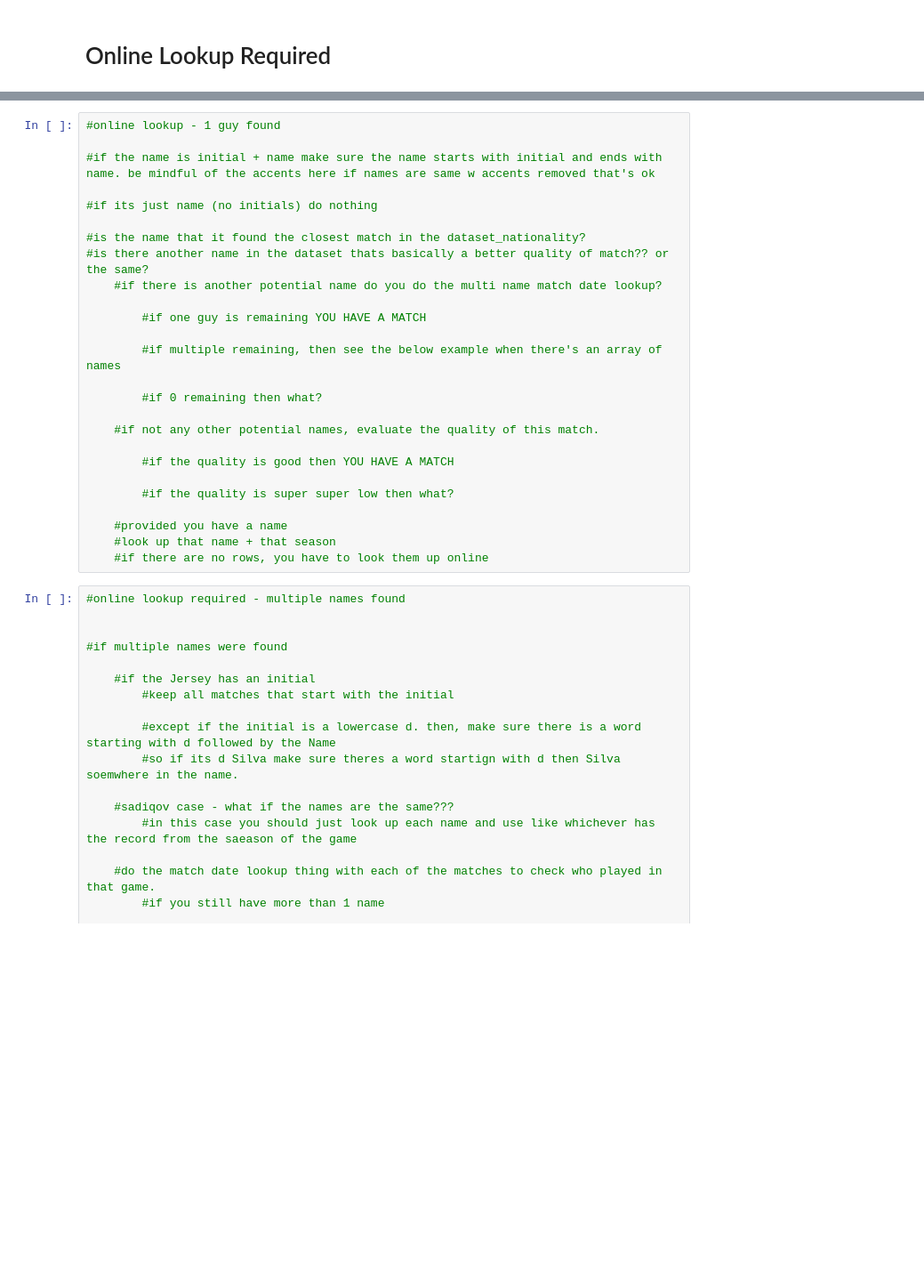
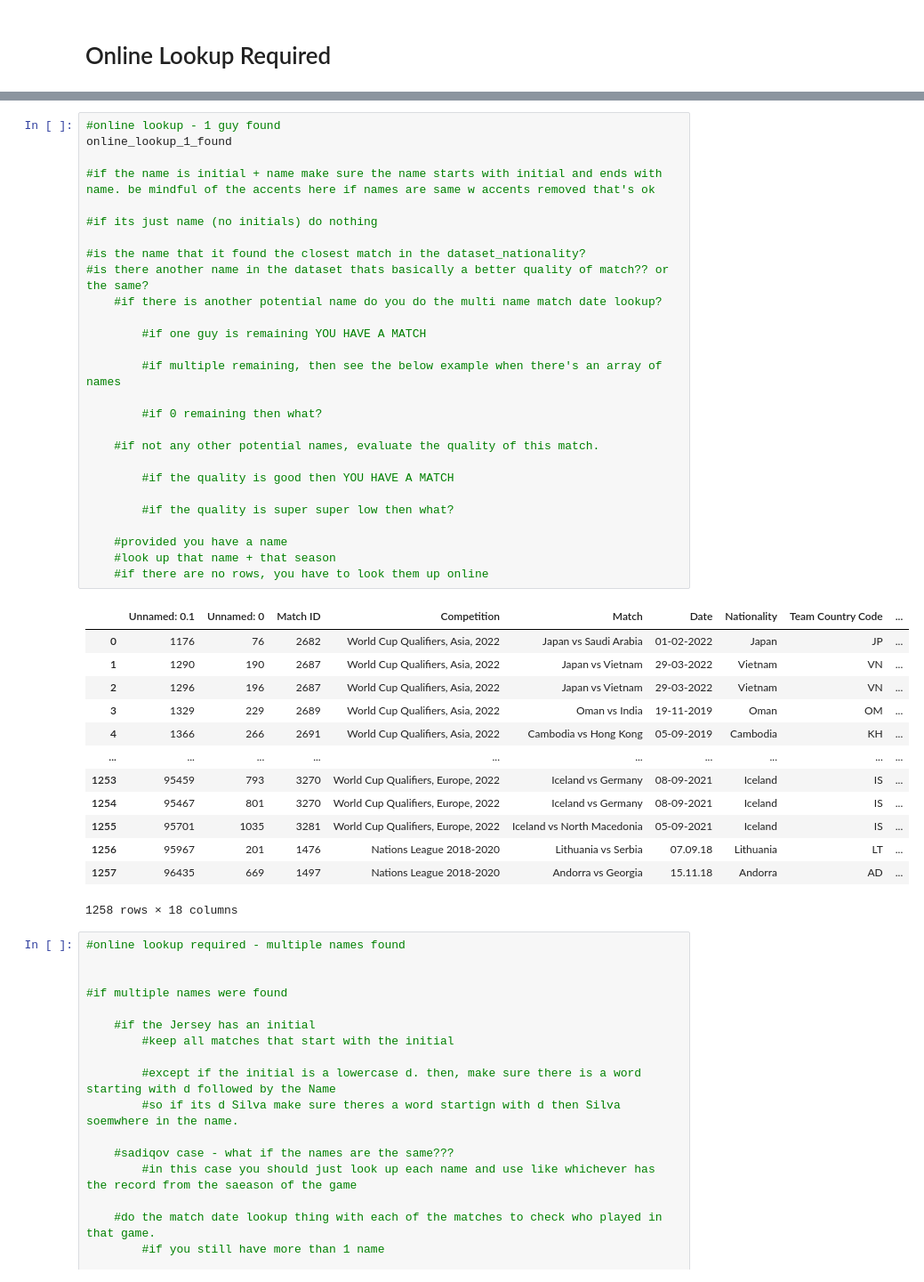
Before and after one commit to finnlsmith/footy_project_market_value_rankings, a Jupyter notebook: create_dataset_1/assemble_dataset_1_lookup_cases.ipynb, the cells around one changed output, grey strips where cells are left out. Shown at 89% size. Saved outputs shown, nothing was run; the diff lists cells and outputs as text; blank space fills up the shorter version.

```diff
--- a/create_dataset_1/assemble_dataset_1_lookup_cases.ipynb
+++ b/create_dataset_1/assemble_dataset_1_lookup_cases.ipynb
@@ -67,29 +409,44 @@ online_lookup_multi_found = load_csv_dataset('Online lookup required - multiple
 # %%
 #online lookup - 1 guy found
+online_lookup_1_found
 
 #if the name is initial + name make sure the name starts with initial and ends with name. be mindful of the accents here if names are same w accents removed that's ok
 
 #if its just name (no initials) do nothing
 
 #is the name that it found the closest match in the dataset_nationality?
 #is there another name in the dataset thats basically a better quality of match?? or the same?
     #if there is another potential name do you do the multi name match date lookup?
 
         #if one guy is remaining YOU HAVE A MATCH
 
         #if multiple remaining, then see the below example when there's an array of names
 
         #if 0 remaining then what?
 
     #if not any other potential names, evaluate the quality of this match.
 
         #if the quality is good then YOU HAVE A MATCH
 
         #if the quality is super super low then what?
 
     #provided you have a name
     #look up that name + that season
     #if there are no rows, you have to look them up online
+# %% [output]
+|  | Unnamed: 0.1 | Unnamed: 0 | Match ID | Competition | Match | Date | Nationality | Team Country Code | ... |
+| 0 | 1176 | 76 | 2682 | World Cup Qualifiers, Asia, 2022 | Japan vs Saudi Arabia | 01-02-2022 | Japan | JP | ... |
+| 1 | 1290 | 190 | 2687 | World Cup Qualifiers, Asia, 2022 | Japan vs Vietnam | 29-03-2022 | Vietnam | VN | ... |
+| 2 | 1296 | 196 | 2687 | World Cup Qualifiers, Asia, 2022 | Japan vs Vietnam | 29-03-2022 | Vietnam | VN | ... |
+| 3 | 1329 | 229 | 2689 | World Cup Qualifiers, Asia, 2022 | Oman vs India | 19-11-2019 | Oman | OM | ... |
+| 4 | 1366 | 266 | 2691 | World Cup Qualifiers, Asia, 2022 | Cambodia vs Hong Kong | 05-09-2019 | Cambodia | KH | ... |
+| ... | ... | ... | ... | ... | ... | ... | ... | ... | ... |
+| 1253 | 95459 | 793 | 3270 | World Cup Qualifiers, Europe, 2022 | Iceland vs Germany | 08-09-2021 | Iceland | IS | ... |
+| 1254 | 95467 | 801 | 3270 | World Cup Qualifiers, Europe, 2022 | Iceland vs Germany | 08-09-2021 | Iceland | IS | ... |
+| 1255 | 95701 | 1035 | 3281 | World Cup Qualifiers, Europe, 2022 | Iceland vs North Macedonia | 05-09-2021 | Iceland | IS | ... |
+| 1256 | 95967 | 201 | 1476 | Nations League 2018-2020 | Lithuania vs Serbia | 07.09.18 | Lithuania | LT | ... |
+| 1257 | 96435 | 669 | 1497 | Nations League 2018-2020 | Andorra vs Georgia | 15.11.18 | Andorra | AD | ... |
+1258 rows × 18 columns
 # %%
 #online lookup required - multiple names found
 
```
Also changed, not shown: parts of 5 cells of this notebook.
